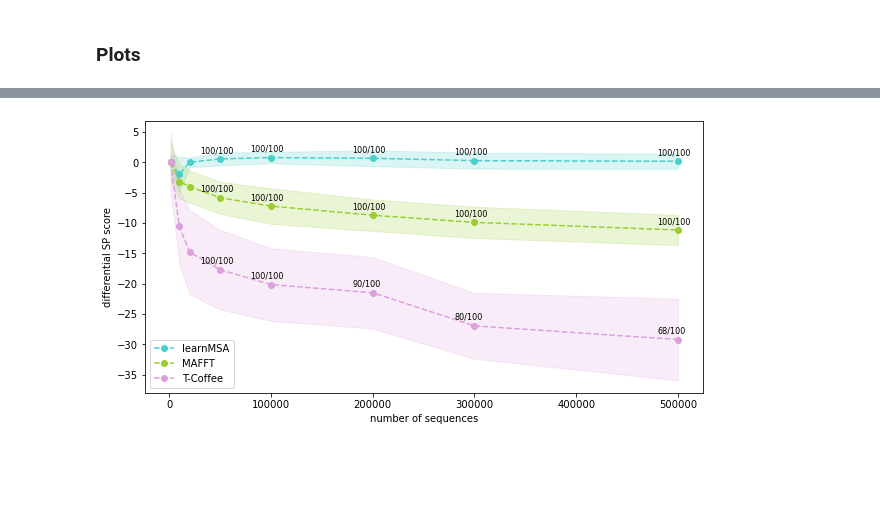
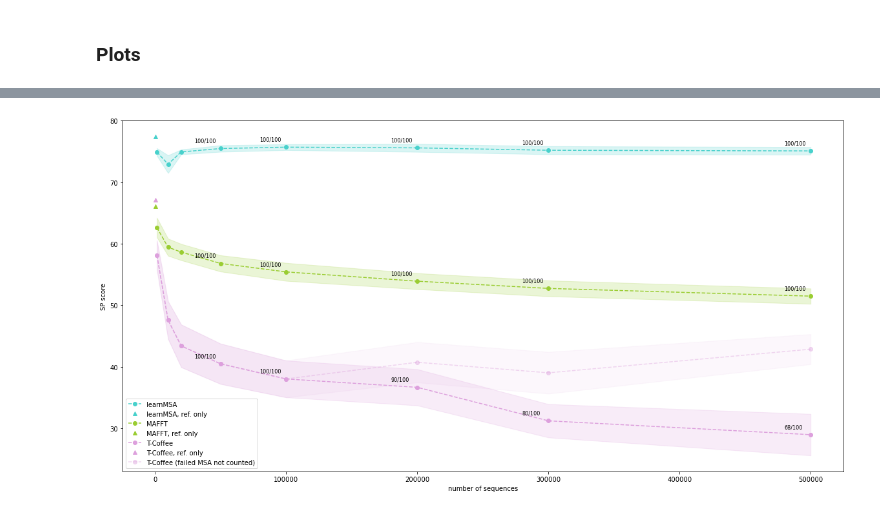
Before and after one commit to felbecker/MSA-HMM-Analysis, a Jupyter notebook: SizeScaling.ipynb, the cells around one changed output, grey strips where cells are left out. Drawn from its saved outputs; the diff is of its cells as text; code cells hidden in the pictures; blank space fills up the shorter version.

Commit message:
added ref. only to scaling experiment

```diff
--- a/SizeScaling.ipynb
+++ b/SizeScaling.ipynb
@@ -93,6 +110,21 @@ for fasta, subsets_by_size in zip(fasta_files, subsets):
+# %%
+#generate sampled files
+for fasta, subsets_by_size in zip(fasta_files, subsets):
+    for subset_by_size in subsets_by_size:
+        for k, sample in enumerate(subset_by_size):
+            gen_fasta(fasta, sample, k)
+
+#ref only files
+for fasta, ref_fasta in zip(fasta_files, ref_fasta_files):
+    ref_indices = np.array([fasta.seq_ids.index(sid) for sid in ref_fasta.seq_ids])
+    gen_fasta(fasta, ref_indices, 0)
 # %%
-#align them with learnMSA
+#align with learnMSA
 for fasta, subsets_by_size in zip(fasta_files, subsets):
     for subset_by_size in subsets_by_size:
         for k, sample in enumerate(subset_by_size):
             align_subset(fasta, sample, k)
+
+for fasta, ref_fasta in zip(fasta_files, ref_fasta_files):
+    ref_indices = np.array([fasta.seq_ids.index(sid) for sid in ref_fasta.seq_ids])
+    align_subset(fasta, ref_indices, 0)
@@ -152,14 +153,17 @@ filenames
 # %%
-#filenames = ["PF00400.35", "PF00005.30", "PF07679.19", "PF00041.24", "PF00096.29", "PF00072.27"]
+filenames_all = [os.path.splitext(os.path.basename(fasta.filename))[0] for fasta in fasta_files]
+filenames = filenames_all
+#filenames = ['PF00096.29', 'PF00041.24', 'PF00072.27', 'PF07679.19', 'PF13855.9'] #families with >=50% SP score over all methods
 
 msa_method_keys = ["learnMSA", "mafft", "reg"]
 msa_method_names = ["learnMSA", "MAFFT", "T-Coffee"]
 msa_method_colors = ["mediumturquoise", "yellowgreen", "plum"]
 
-differential = True
-treat_missing_as_zero_score = True
+differential = False
+logarithmic = False
+avg_baseline = True
 
-def get_avg(method, score_type = 0):
+def get_avg(method, score_type = 0, treat_missing_as_zero_score = True, avg_baseline = True):
     results = load_results("results/size_scaling/"+method+".out")
     results_avg = []
     results_sd = []
@@ -177,8 +181,8 @@ def get_avg(method, score_type = 0):
                 elif treat_missing_as_zero_score:
                     scores[-1].append(0.)
         #mean and sd over samples
-        avg = [np.mean(s) for s in scores]
-        sd = [np.std(s) for s in scores]
+        avg = [np.mean(s) for s in scores if len(s) > 0]
+        sd = [np.std(s) for s in scores if len(s) > 0]
         #average values over families
         results_avg.append(np.mean(avg))
         results_sd.append(np.mean(sd))
@@ -187,23 +191,57 @@ def get_avg(method, score_type = 0):
         results_avg = [x-results_avg[0] for x in results_avg]
     results_avg = np.array(results_avg)
     results_sd = np.array(results_sd)
-    return results_avg, results_sd, found
+
+    baseline_scores = []
+    for filename in filenames:
+        s = ref_fasta_files[filenames_all.index(filename)].num_seq
+        key = f"{filename}_{s}_0"
+        if key in results:
+            baseline_scores.append(results[key][score_type])
+        elif treat_missing_as_zero_score:
+            baseline_scores.append(0.)
+
+    if avg_baseline:
+        baseline_scores = np.mean(baseline_scores)
+
+    return results_avg, results_sd, baseline_scores, found
+
+ref_depth = [f.num_seq for f in ref_fasta_files]
+if avg_baseline:
+    ref_depth = np.mean(ref_depth)
 
 total = num_samples*len(fasta_files)
 for key, name, color in zip(msa_method_keys, msa_method_names, msa_method_colors):
-    avg_scores, sd_scores, found = get_avg(key)
-    plt.plot(subset_sizes, avg_scores, "--o", color=color, label=name)
-    plt.fill_between(subset_sizes, avg_scores-2*sd_scores, avg_scores+2*sd_scores, color=color, alpha=.2)
-    for x,y,f in list(zip(subset_sizes, avg_scores, found))[3:]:
+    avg_scores, sd_scores, baseline, found = get_avg(key, avg_baseline=avg_baseline)
+    print(key, avg_scores)
+    if logarithmic:
+        s = np.log10(subset_sizes)
+        ref_depth = np.log10(ref_depth)
+    else:
+        s = subset_sizes
+    plt.plot(s, avg_scores, "--o", color=color, label=name)
+    plt.plot(ref_depth, baseline, "^", color=color, label=name+", ref. only")
+    if not avg_baseline:
+        for i,(x,y) in enumerate(zip(ref_depth,baseline)):
+            plt.annotate(str(i), (x, y), fontsize=8)
+    plt.fill_between(s, avg_scores-sd_scores, avg_scores+sd_scores, color=color, alpha=.2)
+    for x,y,f in list(zip(s, avg_scores, found))[3:]:
         plt.annotate(f"{f}/{total}", (x-20000, y+1), fontsize=8)
+    if name == "T-Coffee":
+        avg_scores, sd_scores, baseline, found = get_avg(key, treat_missing_as_zero_score=False, avg_baseline=avg_baseline)
+        plt.plot(s, avg_scores, "--o", color=color, alpha=0.4, label=name+" (failed MSA not counted)")
+        plt.fill_between(s, avg_scores-sd_scores, avg_scores+sd_scores, color=color, alpha=.08)
 
 plt.legend()
-plt.xlabel("number of sequences")
+if logarithmic:
+    plt.xlabel("$log_{10}$ number of sequences")
+else:
+    plt.xlabel("number of sequences")
 if differential:
     plt.ylabel("differential SP score")
 else:
     plt.ylabel("SP score")
-plt.rcParams["figure.figsize"] = (10,5)
+plt.rcParams["figure.figsize"] = (20,10)
 plt.savefig("fig/size_scaling.pdf", bbox_inches='tight')
 # %% [output]
 0 files missing: results/size_scaling/learnMSA.out
@@ -212,2 +254,2 @@ plt.savefig("fig/size_scaling.pdf", bbox_inches='tight')
-[figure, old version]
+[figure, new version]
 # %% [markdown]
```
Also changed, not shown: parts of 17 cells of this notebook, 7 other files.
